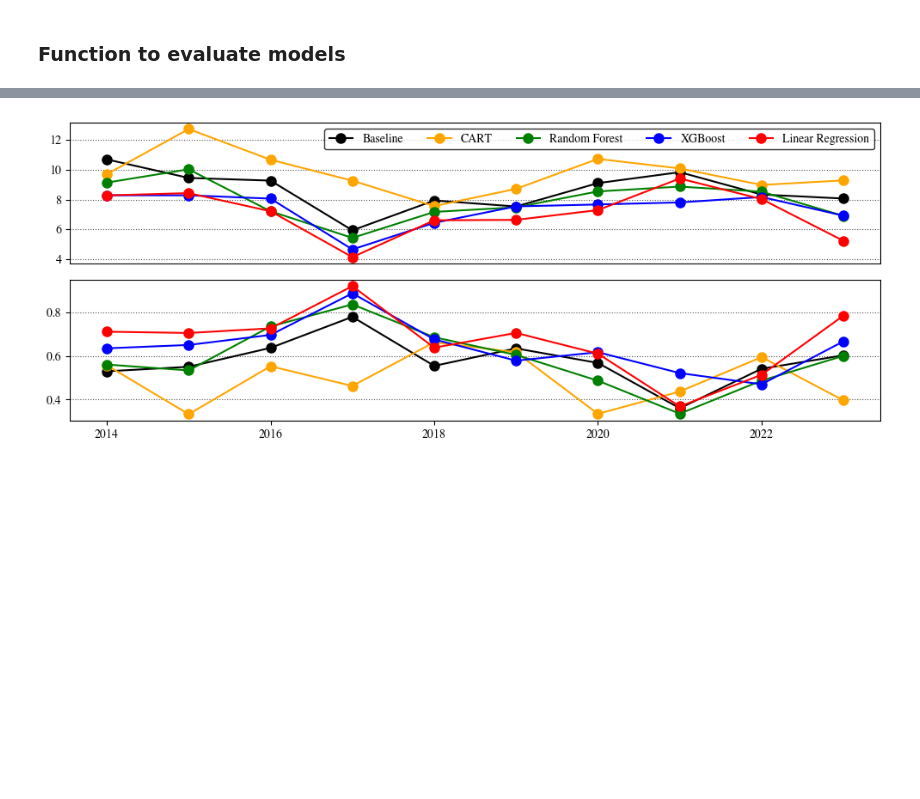
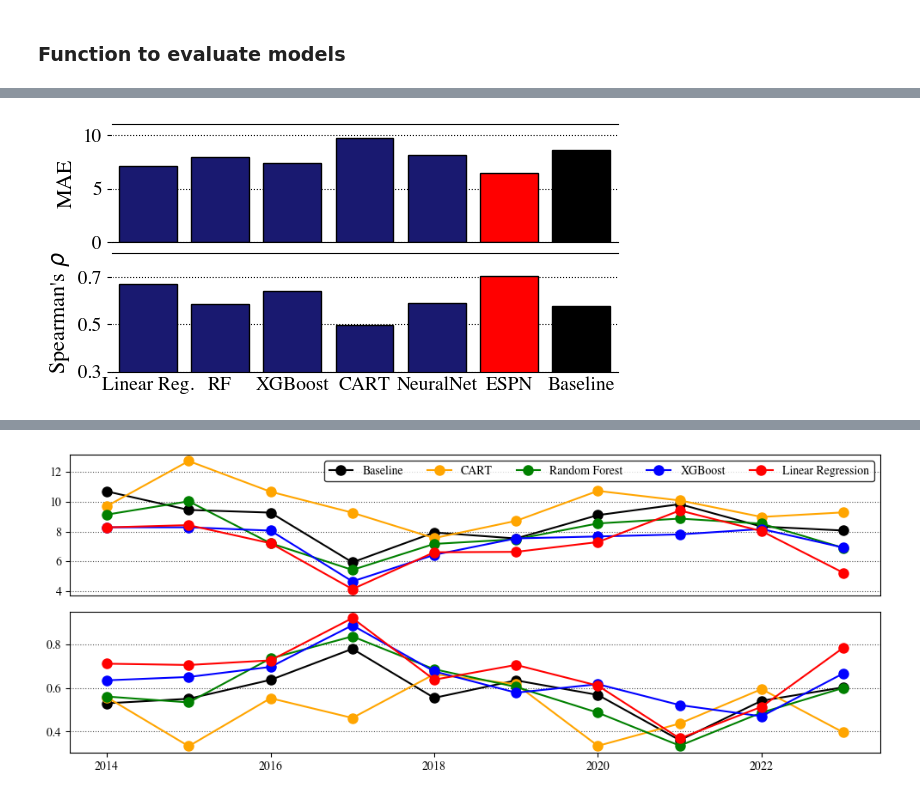
Before and after one commit to martinbog19/balling-on-the-edge, a Jupyter notebook: model_scoring.ipynb, the cells around one changed output, grey strips where cells are left out. Cells and saved outputs as stored; diff of their text form; code cells hidden in the pictures; blank space fills up the shorter version.

```diff
--- a/model_scoring.ipynb
+++ b/model_scoring.ipynb
@@ -94,0 +136,31 @@ res_baseline, avg_baseline = evaluate_model('data/pred_test_baseline.csv', years
+# %%
+fig, axs = plt.subplots(2, 1, figsize = (6, 3))
+axs[0].bar(metrics.index, metrics['MAE'], color = metrics['colors'], edgecolor = 'k')
+axs[0].set_xlim([-0.5, 6.5])
+axs[0].set_ylim([0, 11])
+axs[0].set_yticks([0, 5, 10], [0, 5, 10])
+axs[0].set_ylabel('MAE', size = 16)
+axs[0].grid(axis = 'y', linestyle = ':', color = 'k')
+axs[0].set_xticks([])
+axs[0].tick_params(labelsize = 14, axis = 'both')
+
+axs[1].bar(metrics.index, metrics['SpearmanR'], color = metrics['colors'], edgecolor = 'k')
+axs[1].set_xlim([-0.5, 6.5])
+axs[1].set_ylim([0.3, 0.8])
+axs[1].set_yticks([0.3, 0.5, 0.7], [0.3, 0.5, 0.7])
+axs[1].set_ylabel(r"Spearman's $\rho$", size = 16)
+axs[1].grid(axis = 'y', linestyle = ':', color = 'k')
+axs[1].tick_params(labelsize = 14, axis = 'both')
+
+axs[0].spines['left'].set_color('w')
+axs[0].spines['right'].set_color('w')
+axs[1].spines['left'].set_color('w')
+axs[1].spines['right'].set_color('w')
+
+axs[1].tick_params(axis = 'x', size = 0)
+
+plt.tight_layout(h_pad = 0)
+plt.savefig('figures/mae_spearmanrho_models.jpeg', dpi = 400)
+plt.show()
+# %% [output]
+[figure, added]
```
Also changed, not shown: parts of 8 cells of this notebook.
